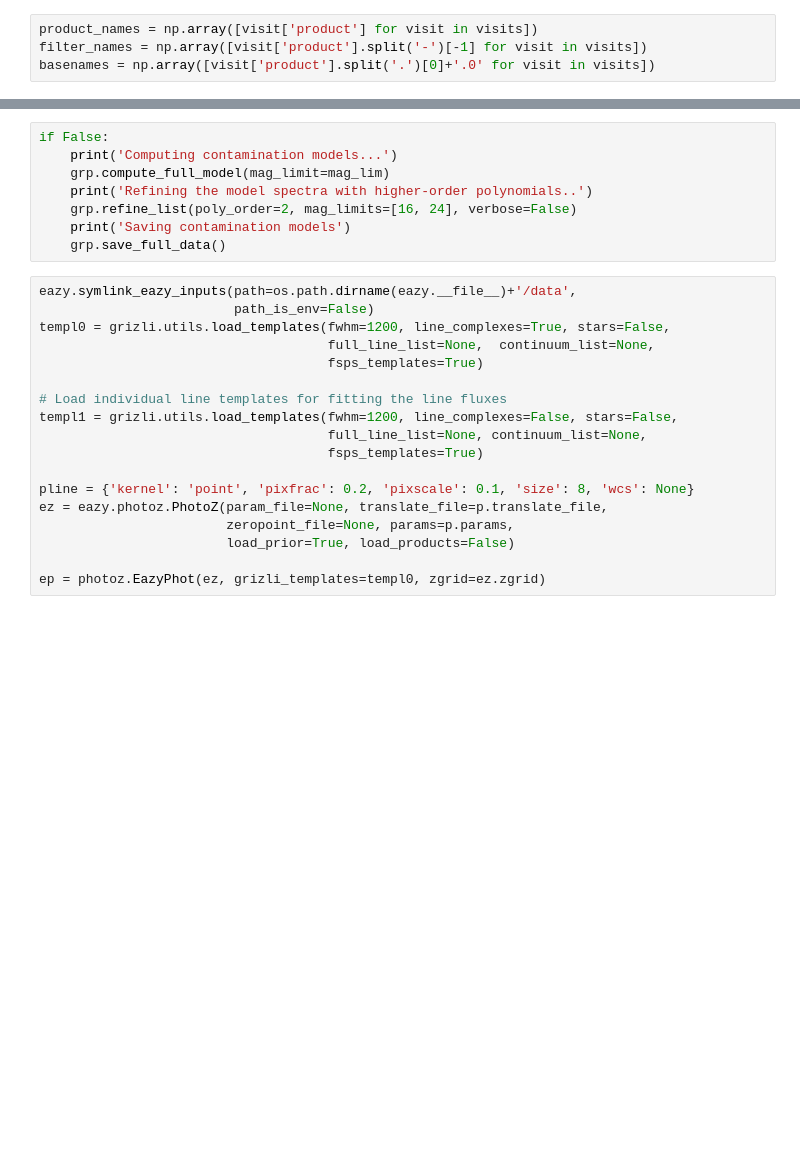
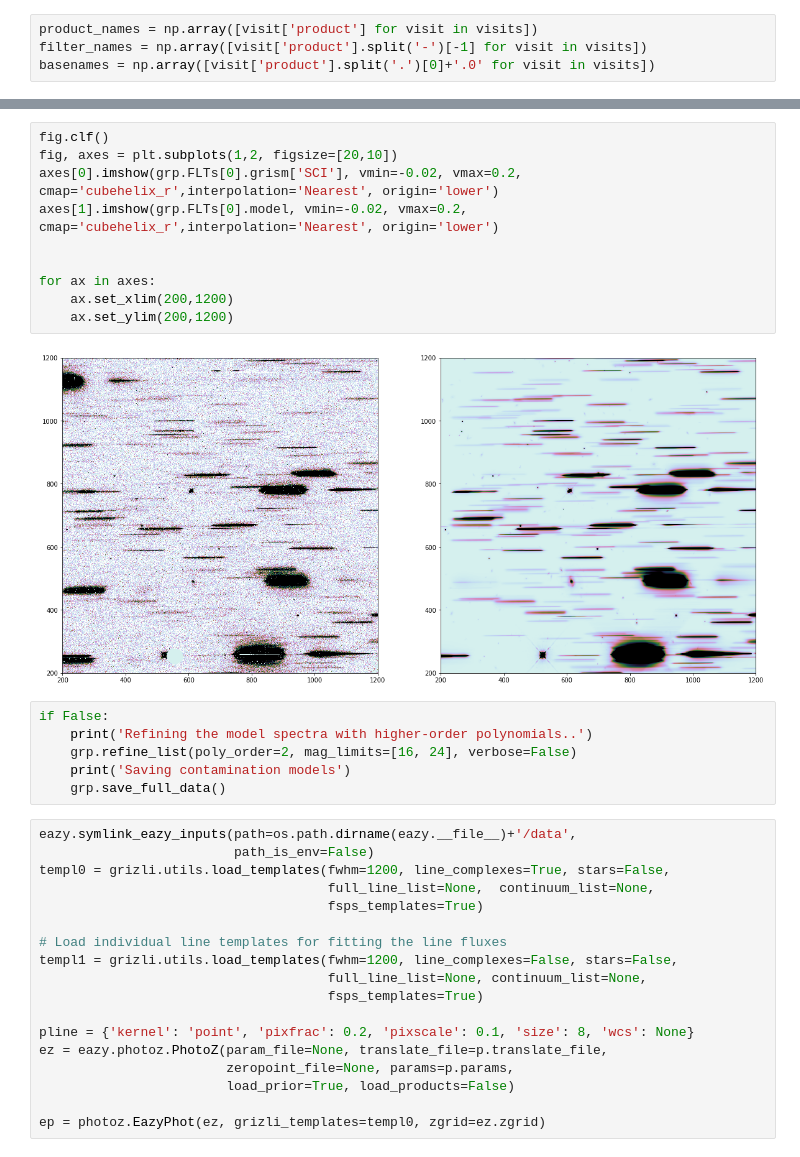
Before and after one commit to ivastar/clear, a Jupyter notebook: notebooks/grizli/grizli_model_and_fit.ipynb, the cells around one changed output, grey strips where cells are left out. Cells and saved outputs as stored; diff of their text form; blank space fills up the shorter version.

```diff
--- a/notebooks/grizli/grizli_model_and_fit.ipynb
+++ b/notebooks/grizli/grizli_model_and_fit.ipynb
@@ -310,7 +325,17 @@ Files loaded - 33.24 sec.
+# %%
+fig.clf()
+fig, axes = plt.subplots(1,2, figsize=[20,10])
+axes[0].imshow(grp.FLTs[0].grism['SCI'], vmin=-0.02, vmax=0.2, cmap='cubehelix_r',interpolation='Nearest', origin='lower')
+axes[1].imshow(grp.FLTs[0].model, vmin=-0.02, vmax=0.2, cmap='cubehelix_r',interpolation='Nearest', origin='lower')
+
+
+for ax in axes:
+    ax.set_xlim(200,1200)
+    ax.set_ylim(200,1200)
+# %% [output]
+[figure, added]
 # %%
 if False:
-    print('Computing contamination models...')
-    grp.compute_full_model(mag_limit=mag_lim)
     print('Refining the model spectra with higher-order polynomials..')
     grp.refine_list(poly_order=2, mag_limits=[16, 24], verbose=False)
     print('Saving contamination models')
```
Also changed, not shown: parts of 5 cells of this notebook, 1 other file.
